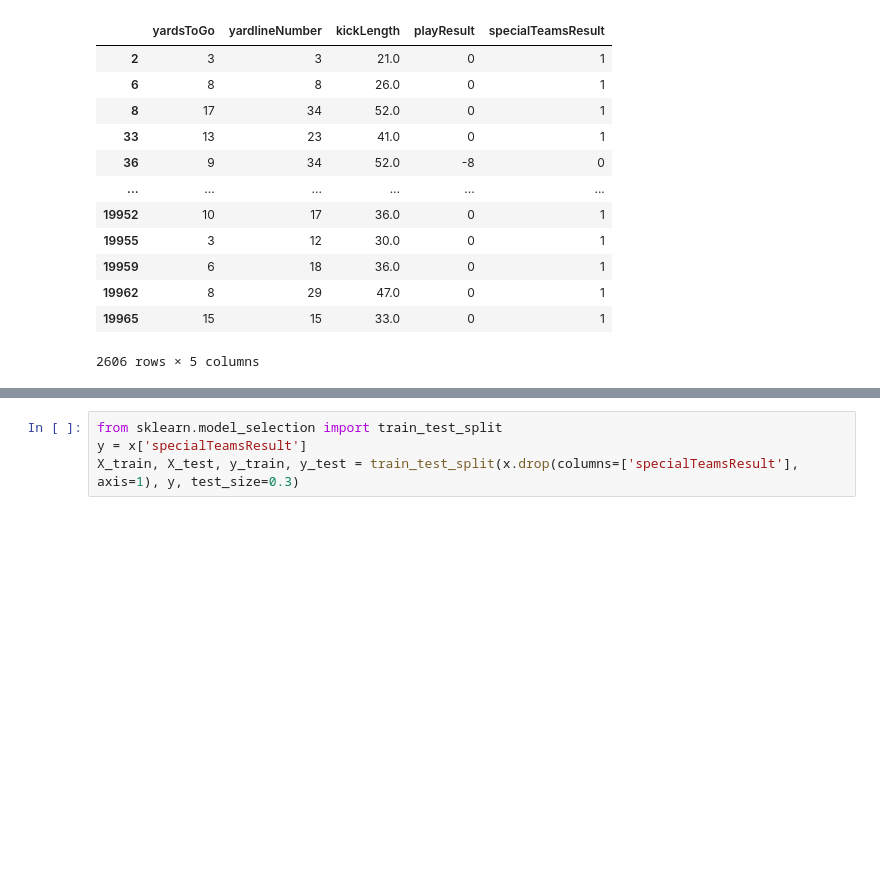
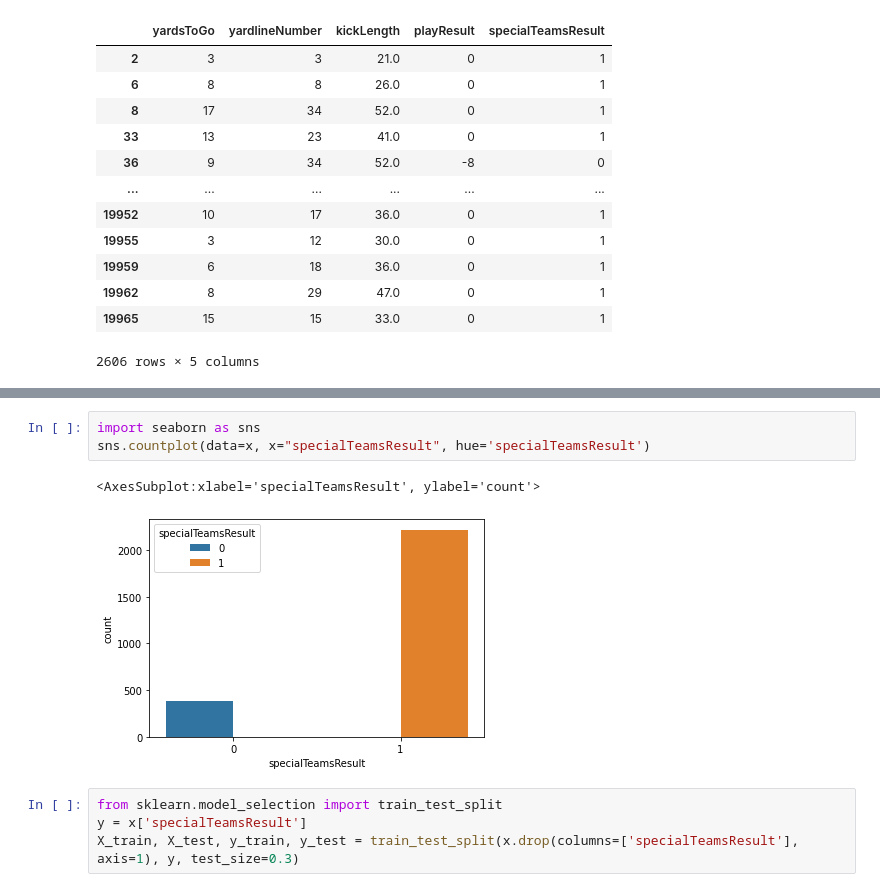
Before and after one commit to halitanildonmez/kaggle_notebooks, a Jupyter notebook: imbalanced_classification_nfl_fieldgoal.ipynb, the cells around one changed output, grey strips where cells are left out. Cells and saved outputs as stored; diff of their text form; blank space fills up the shorter version.

Commit message:
Kaggle Notebook | Classification on Imbalanced Data | Version 7

```diff
--- a/imbalanced_classification_nfl_fieldgoal.ipynb
+++ b/imbalanced_classification_nfl_fieldgoal.ipynb
@@ -111,3 +105,9 @@ fig.show()
+# %%
+import seaborn as sns
+sns.countplot(data=x, x="specialTeamsResult", hue='specialTeamsResult')
+# %% [output]
+<AxesSubplot:xlabel='specialTeamsResult', ylabel='count'>
+[figure, added]
 # %%
 from sklearn.model_selection import train_test_split
 y = x['specialTeamsResult']
```
Also changed, not shown: parts of 6 cells of this notebook.
